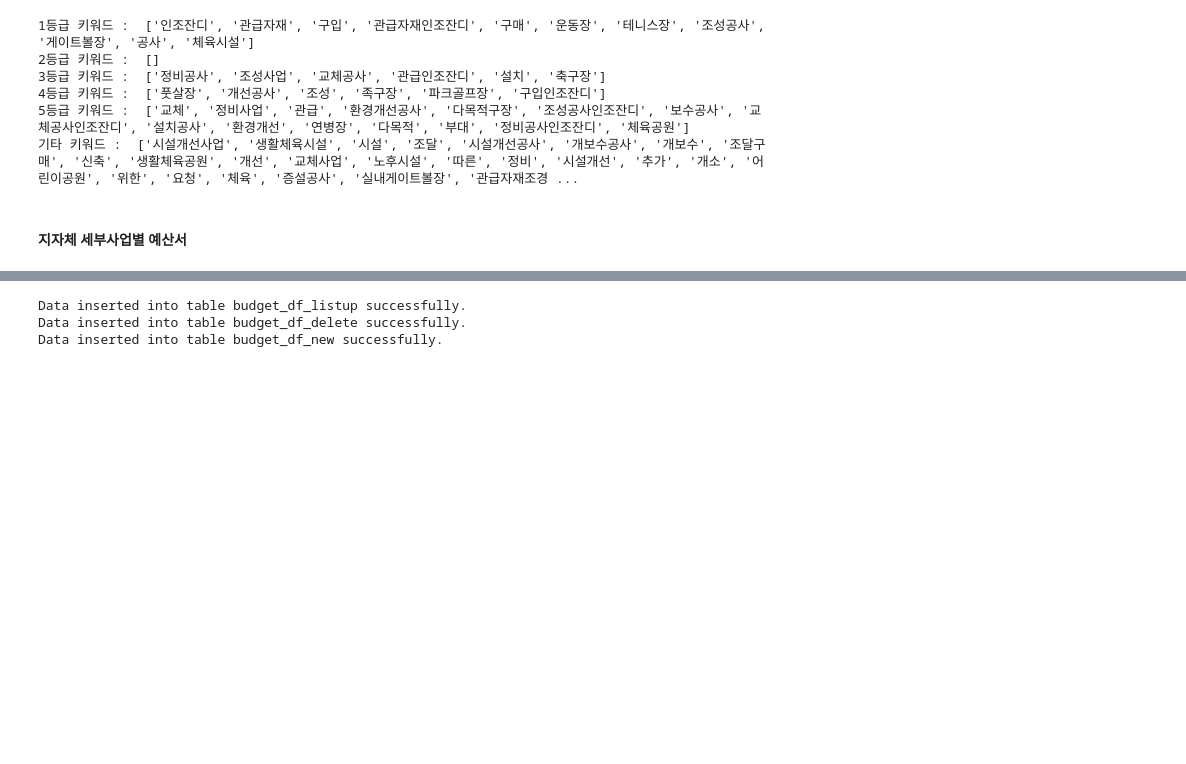
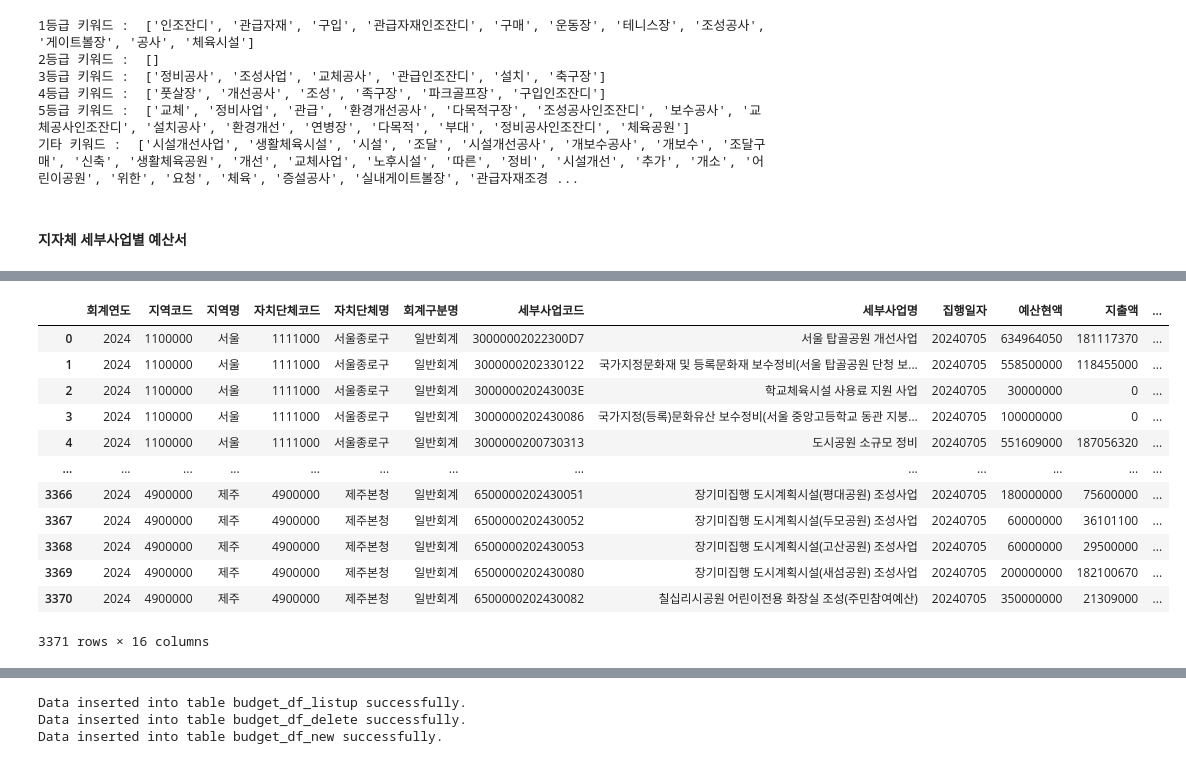
Before and after one commit to kkwann/mido_project, a Jupyter notebook: Data_preprocessing.ipynb, the cells around one changed output, grey strips where cells are left out. Drawn from its saved outputs; the diff is of its cells as text; code cells hidden in the pictures; blank space fills up the shorter version.

```diff
--- a/Data_preprocessing.ipynb
+++ b/Data_preprocessing.ipynb
@@ -90,6 +90,9 @@ def clean_text(text):
 all_shop_df_fin['납품요구건명_re'] = all_shop_df_fin['납품요구건명'].apply(clean_text)
 all_shop_df_fin['납품요구건명_re'] = all_shop_df_fin['납품요구건명_re'].str.replace('초등학교','').str.replace('중학교','').str.replace('고등학교','')
 all_shop_df_fin['납품요구건명_re'] = all_shop_df_fin['납품요구건명_re'].str.strip()
+
+all_shop_df_fin['납품요구건명_re'] = all_shop_df_fin['납품요구건명_re'].str.split().apply(lambda x: [kw for kw in x if len(kw) > 1]) ## 글자수 1 제외
+all_shop_df_fin['납품요구건명_re'] = all_shop_df_fin['납품요구건명_re'].apply((' ').join)
 # %%
 # 수요기관 필터링
 dist_nm = ('|').join(all_shop_df_fin[all_shop_df_fin['수요기관지역명'].str.split(' ').str[1].notnull()]['수요기관지역명'].str.split(' ').str[1])
@@ -209,3 +250,19 @@ filtered_budget_df_today = pd.concat([filtered_budget_df_temp1,filtered_budget_d
+# %%
+filtered_budget_df_today
+# %% [output]
+|  | 회계연도 | 지역코드 | 지역명 | 자치단체코드 | 자치단체명 | 회계구분명 | 세부사업코드 | 세부사업명 | 집행일자 | 예산현액 | 지출액 | ... |
+| 0 | 2024 | 1100000 | 서울 | 1111000 | 서울종로구 | 일반회계 | 30000002022300D7 | 서울 탑골공원 개선사업 | 20240705 | 634964050 | 181117370 | ... |
+| 1 | 2024 | 1100000 | 서울 | 1111000 | 서울종로구 | 일반회계 | 3000000202330122 | 국가지정문화재 및 등록문화재 보수정비(서울 탑골공원 단청 보... | 20240705 | 558500000 | 118455000 | ... |
+| 2 | 2024 | 1100000 | 서울 | 1111000 | 서울종로구 | 일반회계 | 300000020243003E | 학교체육시설 사용료 지원 사업 | 20240705 | 30000000 | 0 | ... |
+| 3 | 2024 | 1100000 | 서울 | 1111000 | 서울종로구 | 일반회계 | 3000000202430086 | 국가지정(등록)문화유산 보수정비(서울 중앙고등학교 동관 지붕... | 20240705 | 100000000 | 0 | ... |
+| 4 | 2024 | 1100000 | 서울 | 1111000 | 서울종로구 | 일반회계 | 3000000200730313 | 도시공원 소규모 정비 | 20240705 | 551609000 | 187056320 | ... |
+| ... | ... | ... | ... | ... | ... | ... | ... | ... | ... | ... | ... | ... |
+| 3366 | 2024 | 4900000 | 제주 | 4900000 | 제주본청 | 일반회계 | 6500000202430051 | 장기미집행 도시계획시설(평대공원) 조성사업 | 20240705 | 180000000 | 75600000 | ... |
+| 3367 | 2024 | 4900000 | 제주 | 4900000 | 제주본청 | 일반회계 | 6500000202430052 | 장기미집행 도시계획시설(두모공원) 조성사업 | 20240705 | 60000000 | 36101100 | ... |
+| 3368 | 2024 | 4900000 | 제주 | 4900000 | 제주본청 | 일반회계 | 6500000202430053 | 장기미집행 도시계획시설(고산공원) 조성사업 | 20240705 | 60000000 | 29500000 | ... |
+| 3369 | 2024 | 4900000 | 제주 | 4900000 | 제주본청 | 일반회계 | 6500000202430080 | 장기미집행 도시계획시설(새섬공원) 조성사업 | 20240705 | 200000000 | 182100670 | ... |
+| 3370 | 2024 | 4900000 | 제주 | 4900000 | 제주본청 | 일반회계 | 6500000202430082 | 칠십리시공원 어린이전용 화장실 조성(주민참여예산) | 20240705 | 350000000 | 21309000 | ... |
+3371 rows × 16 columns
 # %%
 # split 키워드 필터링
 filtered_budget_df_today_temp1 = filtered_budget_df_today[filtered_budget_df_today['세부사업명_re'].str.contains(mapping_keywd_all_filter_cnt_nm)] ## 전체 키워드
```
Also changed, not shown: parts of 11 cells of this notebook, 1 other file.
